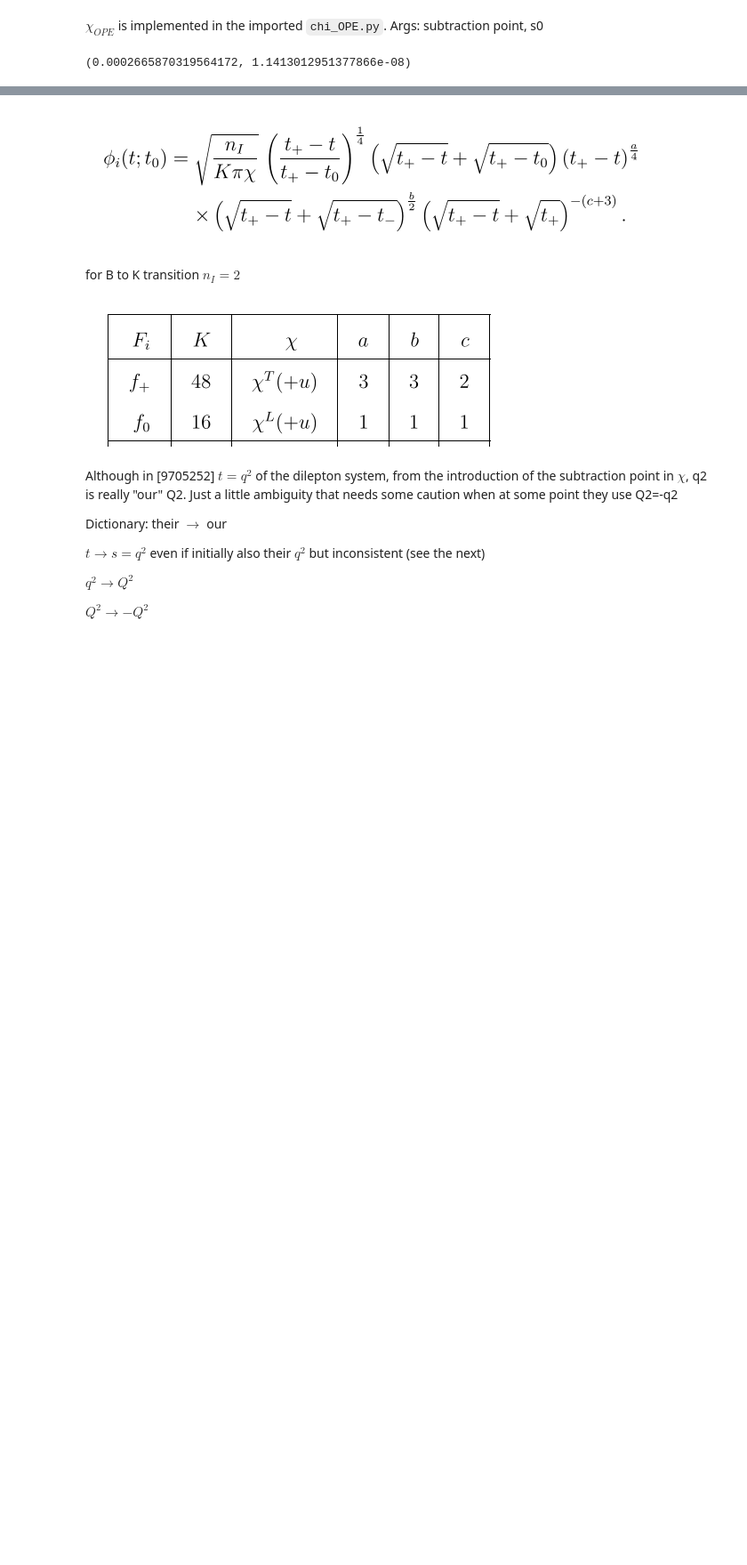
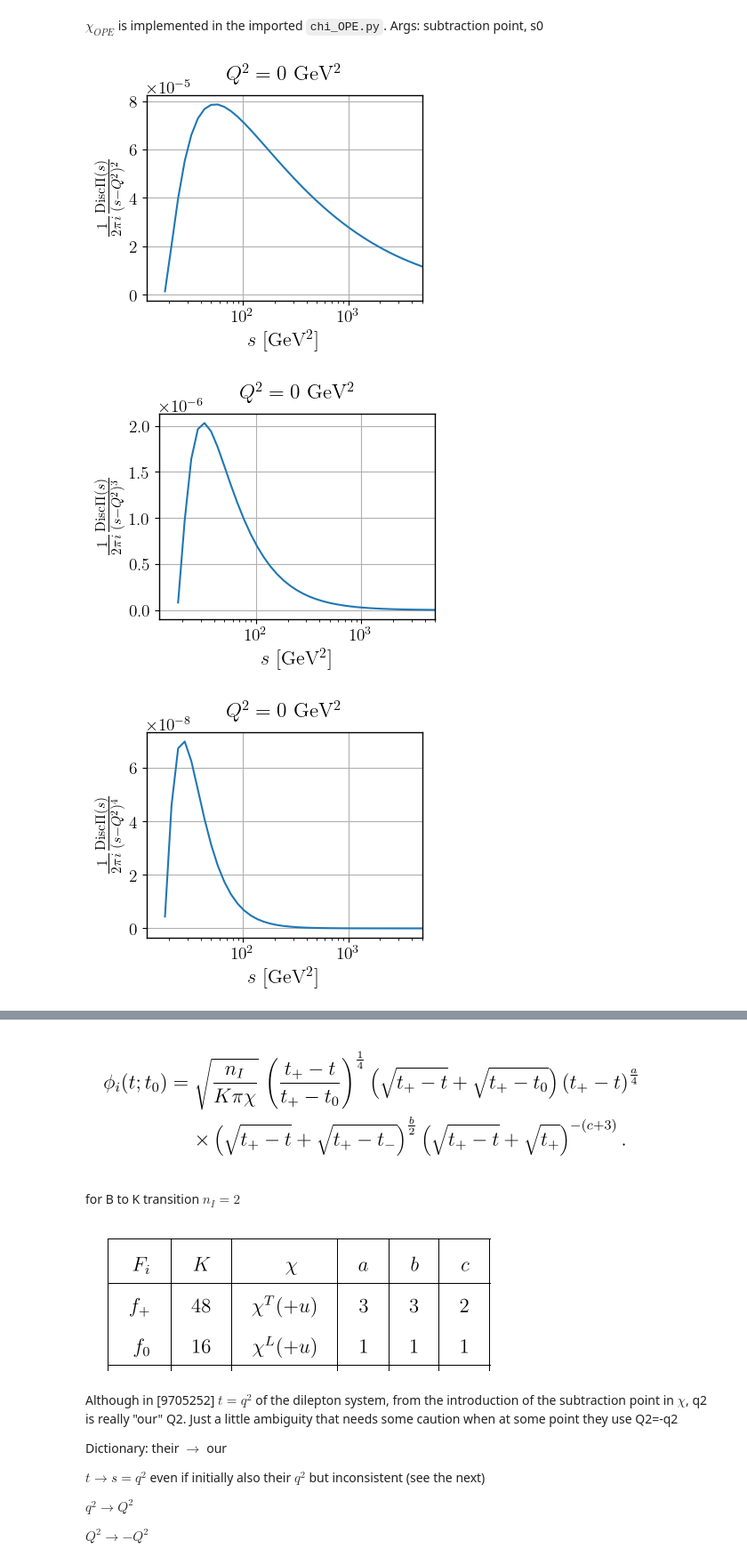
Before and after one commit to mverz/upbsll-py, a Jupyter notebook: dispersive_bounds.ipynb, the cells around one changed output, grey strips where cells are left out. Shown at 89% size. Saved outputs shown, nothing was run; the diff lists cells and outputs as text; code cells hidden in the pictures; blank space fills up the shorter version.

````diff
--- a/dispersive_bounds.ipynb
+++ b/dispersive_bounds.ipynb
@@ -86,7 +86,31 @@ def print_pred_from_posterior(base, posterior, pred_name, obs_name, q2_vals):
 $\chi_{OPE}$ is implemented in the imported ```chi_OPE.py```.
 Args: subtraction point, s0
 # %%
-#display(chi.chi_OPE(0, (chi.mb + chi.ms)**2)) # (WORKS)
+#Q2 = -chi.mb**2
+Q2 = 0
+s_min = (chi.mb + chi.ms)**2
+
+xmax = 5000
+xmin = s_min/1.5
+
+#s_vals = np.linspace(s_min, xmax, 10)
+s_vals = np.geomspace(s_min, xmax, 40)
+
+n_subtractions_plus_1 = [2, 3, 4]
+
+for n in n_subtractions_plus_1:
+    f_vals = np.array([chi.to_integrate(s, Q2, n_subtractions_plus_1=n) for s in s_vals])
+
+    plt.figure(figsize=(4,3))
+    plt.semilogx(s_vals, f_vals)
+    plt.xlim(xmin, xmax)
+    plt.xlabel(R'$s$ [GeV$^2$]')
+    plt.ylabel(fR'$\frac{{1}}{{2\pi i}}\frac{{\mathrm{{Disc}}\Pi(s)}}{{(s-Q^2)^{{{n}}}}}$')
+    plt.title(fR'$Q^2={Q2}$ GeV$^2$')
+    plt.grid(True)
+    plt.show()
 # %% [output]
-(0.0002665870319564172, 1.1413012951377866e-08)
+[figure, added]
+[figure, added]
+[figure, added]
 # %% [markdown]
````
Also changed, not shown: parts of 1 cell of this notebook, 22 other files.
